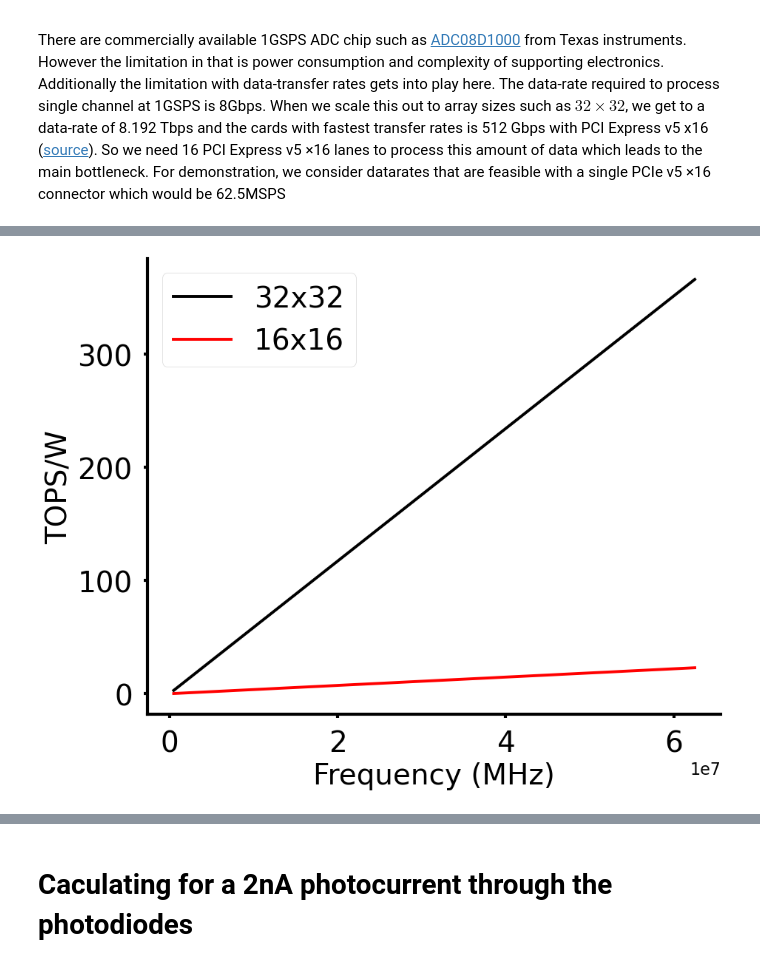
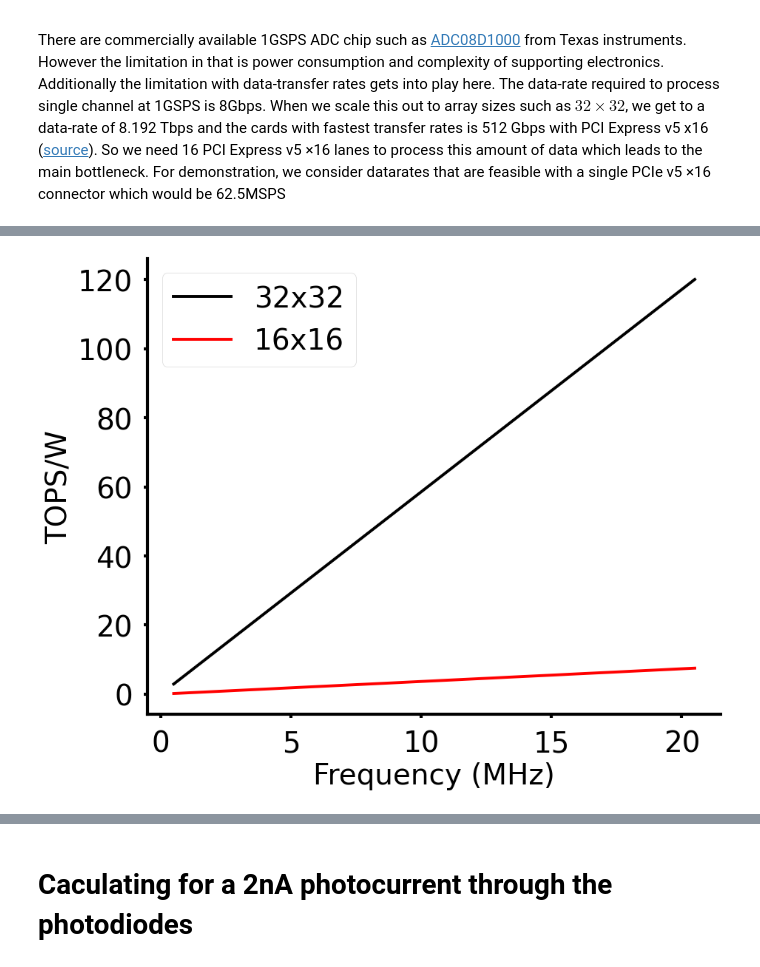
Before and after one commit to sainikhileshmurtyk/OENN-Analysis, a Jupyter notebook: Power and Response/2023-11-16 Power Analysis.ipynb, the cells around one changed output, grey strips where cells are left out. Drawn from its saved outputs; the diff is of its cells as text; code cells hidden in the pictures.

```diff
--- a/Power and Response/2023-11-16 Power Analysis.ipynb
+++ b/Power and Response/2023-11-16 Power Analysis.ipynb
@@ -684,7 +670,9 @@ num_channels = 32
 
 # Find the power consumed at this value
 power_consumed = fit_func_pc_pow(pc_val, *pc_pow_params) * 10**-3
-power_consumed = 0.8*10**-3 * 3.5
+
+# Decided to use experimental and design values instead
+power_consumed = (0.8 * 10**-3) * 3.5
 # %%
 power_consumed * num_channels
 # %% [output]
@@ -751,7 +739,7 @@ def total_bandwidth_calc(bandwidth_1, bandwidth_2):
     return 1/np.sqrt((1/bandwidth_1**2) + (1/bandwidth_2**2))
 # %%
 # Possible bandwidth ranges on the op-amps that we could choose
-oa_bandwidth_range = np.linspace(1e6, 90e6, 10000)
+oa_bandwidth_range = np.linspace(1e6, 8e9, 10000)
 
 # Fixing the feedback resistance value (to maintain the gain) and for the same PCB design and photodiode capacitance (8pF at -4V bias)
 Rf = 350 * 1e3
@@ -783,0 +776,23 @@ plt.show()
+# %%
+plt.style.use('seaborn-v0_8-poster')
+fig, ax = plt.subplots(figsize=(10, 8))
+plt.plot(total_bandwidth_calc(tia_bandwidth(oa_bandwidth_range, Rf, Cf), vf_bandwidth(oa_bandwidth_range))/1e6, min_power/1e-12, '-', color='k')
+ax.set_xlabel('Circuit Bandwidth (MHz)', fontsize=28)
+ax.set_ylabel('Minimum Optical Power (pW)', fontsize=28)
+
+ax.tick_params(axis='both', labelsize=28, width=3)
+
+# Increase the line thickness of the bounding box
+for spine in ax.spines.values():
+    spine.set_linewidth(3)
+
+# Remove splines on top and right sides
+ax.spines['top'].set_visible(False)
+ax.spines['right'].set_visible(False)
+
+# Add splines on left and bottom sides
+ax.spines['bottom'].set_visible(True)
+ax.spines['left'].set_visible(True)
+
+plt.savefig('out/Power/Minimum Power.svg', bbox_inches='tight')
+plt.show()
@@ -928,7 +945,7 @@ plt.show()
 There are commercially available 1GSPS ADC chip such as [ADC08D1000](https://www.ti.com/lit/ds/symlink/adc08d1000.pdf?ts=1701709167422&ref_url=https%253A%252F%252Fwww.google.com%252F) from Texas instruments. However the limitation in that is power consumption and complexity of supporting electronics. Additionally the limitation with data-transfer rates gets into play here. The data-rate required to process  single channel at 1GSPS is 8Gbps. When we scale this out to array sizes such as $32 \times 32$, we get to a data-rate of  8.192 Tbps and the cards with fastest transfer rates is 512 Gbps with PCI Express v5 x16 ([source](https://www.electronicshub.org/how-many-pcie-lanes-do-i-have/)). So we need 16 PCI Express v5 ×16 lanes to process this amount of data which leads to the main bottleneck. For demonstration, we consider datarates that are feasible with a single PCIe v5 ×16 connector which would be 62.5MSPS
 # %%
 # Creating an array of frequencies
-freq_arr = np.arange(0.5, 63, 1) * 10**6
+freq_arr = np.arange(0.5, np.max(total_bandwidth_calc(tia_bandwidth(oa_bandwidth_range, Rf, Cf), vf_bandwidth(oa_bandwidth_range)))/1e6, 1) * 10**6
 
 # Setting other parameters
 dim_freq_arr_1 = [32, 32]
@@ -985,30 +992,31 @@ plt.legend()
 # %%
 plt.style.use('seaborn-v0_8-poster')
 fig, ax = plt.subplots(figsize=(10, 8))
 
-plt.plot(freq_arr, tops_w_arr_1, '-', c='k', label='32x32')
-plt.plot(freq_arr, tops_w_arr_2, '-', c='r', label='16x16')
+plt.plot(freq_arr/1e6, tops_w_arr_1, '-', c='k', label='32x32')
+plt.plot(freq_arr/1e6, tops_w_arr_2, '-', c='r', label='16x16')
+
 # plt.title('Scaling with increasing size of array')
 ax.legend(fontsize=28)
 
 ax.set_ylabel(r'TOPS/W', fontsize=28)
 ax.set_xlabel('Frequency (MHz)', fontsize=28)
 
 ax.tick_params(axis='both', labelsize=28, width=3)
 
 # Increase the line thickness of the bounding box
 for spine in ax.spines.values():
     spine.set_linewidth(3)
 
 # Remove splines on top and right sides
 ax.spines['top'].set_visible(False)
 ax.spines['right'].set_visible(False)
 
 # Add splines on left and bottom sides
 ax.spines['bottom'].set_visible(True)
 ax.spines['left'].set_visible(True)
 
 plt.savefig('out/Power/power-speed-scaling (0,8).pdf', bbox_inches='tight')
 plt.show()
 # %% [output]
-[figure, old version]
+[figure, new version]
```
Also changed, not shown: parts of 27 cells of this notebook, 4 other files.
